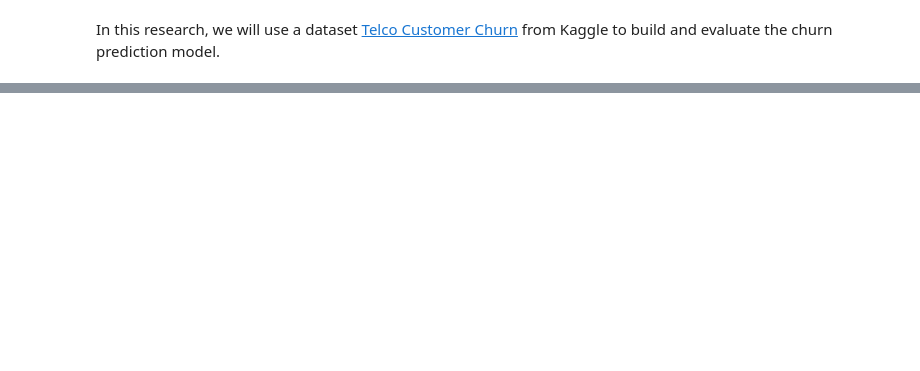
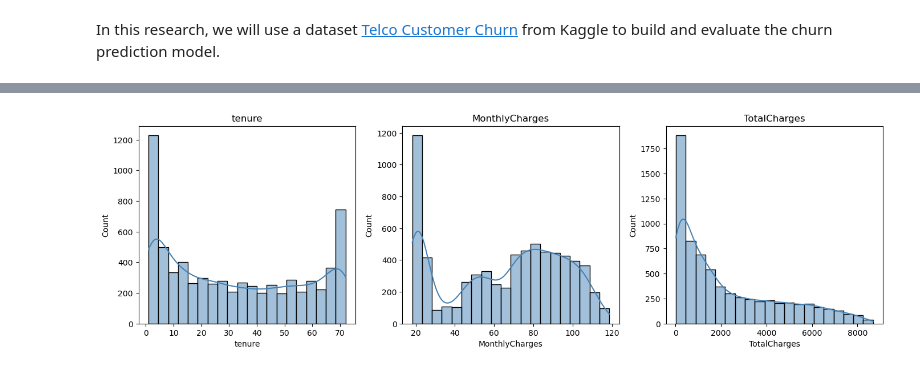
Before and after one commit to bjleee/Customer-Churn-Prediction-System, a Jupyter notebook: notebooks1.ipynb, the cells around one changed output, grey strips where cells are left out. Saved outputs shown, nothing was run; the diff lists cells and outputs as text; code cells hidden in the pictures; blank space fills up the shorter version.

```diff
--- a/notebooks1.ipynb
+++ b/notebooks1.ipynb
@@ -18,0 +30,3 @@ df = pd.read_csv()
+# %%
+for col in modified_data.columns:
+    print(modified_data[col].unique())
@@ -18,0 +64,4 @@ df = pd.read_csv()
+# %%
+for col in modified_data:
+    if col not in numeric_filter:
+        modified_data[col].str.strip()
@@ -18,0 +134,19 @@ df = pd.read_csv()
+# %%
+plot_cols = [c for c in numeric_filter if c != "SeniorCitizen"]
+
+fig, axes = plt.subplots(2, 3, figsize=(14, 8))
+axes = axes.flatten()
+
+for i, col in enumerate(plot_cols):
+    sns.histplot(modified_data[col], bins=20, kde=True, ax=axes[i], color="steelblue")
+    axes[i].set_title(col, fontsize=12)
+
+# hide unused subplots
+for j in range(len(plot_cols), len(axes)):
+    axes[j].set_visible(False)
+
+plt.tight_layout()
+plt.savefig("predictor_histograms.png", dpi=300, bbox_inches="tight")
+plt.show()
+# %% [output]
+[figure, added]
```
Also changed, not shown: parts of 20 cells of this notebook, 1 other file.
